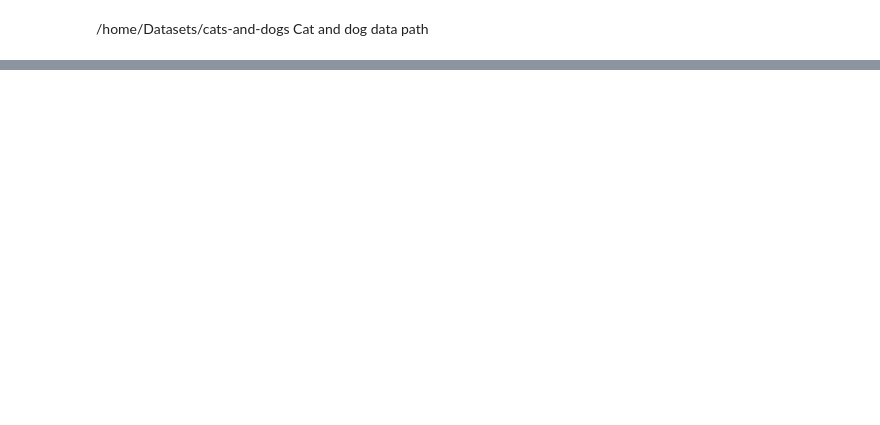
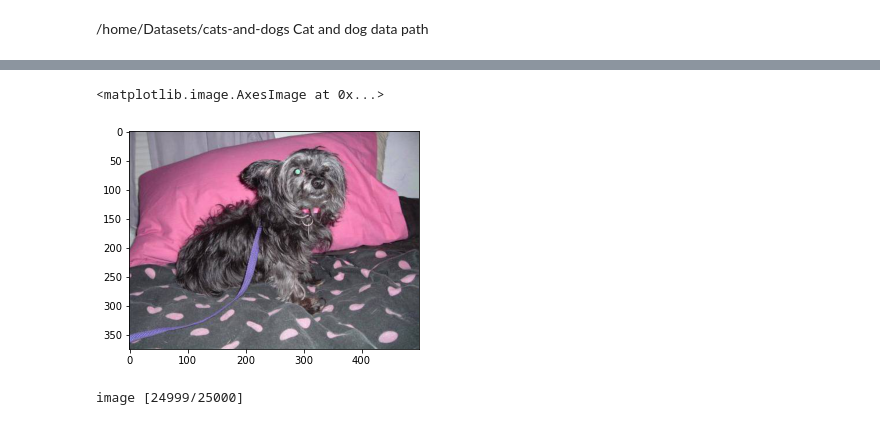
Before and after one commit to zMaxKunGz/ML-Ait-Lab, a Jupyter notebook: Lab9/09-DeepLearning-II.ipynb, the cells around one changed output, grey strips where cells are left out. Drawn from its saved outputs; the diff is of its cells as text; code cells hidden in the pictures; blank space fills up the shorter version.

```diff
--- a/Lab9/09-DeepLearning-II.ipynb
+++ b/Lab9/09-DeepLearning-II.ipynb
@@ -856,0 +901,22 @@ Apply the tech you've learned up till now to take Kaggle's 2013 [Dogs vs. Cats C
+# %%
+plt.imshow(dog_im_collection[0])
+# %% [output]
+<matplotlib.image.AxesImage at 0x...>
+[figure, added]
+# %%
+n_dog = len(dog_im_collection)
+n_cat = len(cat_im_collection)
+n_dog_cat = n_dog + n_cat
+dataset = np.zeros((n_dog_cat, 1, 128, 128), dtype='float32')
+
+for i in range(n_cat):
+    image = rgb2gray(resize(cat_im_collection[i], (128, 128), anti_aliasing=False))
+    dataset[i,0,:,:] = image
+    sys.stdout.write('\rimage [{}/{}]'.format(i, n_dog_cat))
+
+for i in range(n_cat, n_dog_cat):
+    image = rgb2gray(resize(dog_im_collection[i-n_cat], (128, 128), anti_aliasing=False))
+    dataset[i,0,:,:] = image
+    sys.stdout.write('\rimage [{}/{}]'.format(i, n_dog_cat))
+# %% [output]
+image [24999/25000]
```
Also changed, not shown: parts of 22 cells of this notebook, 1 other file.
